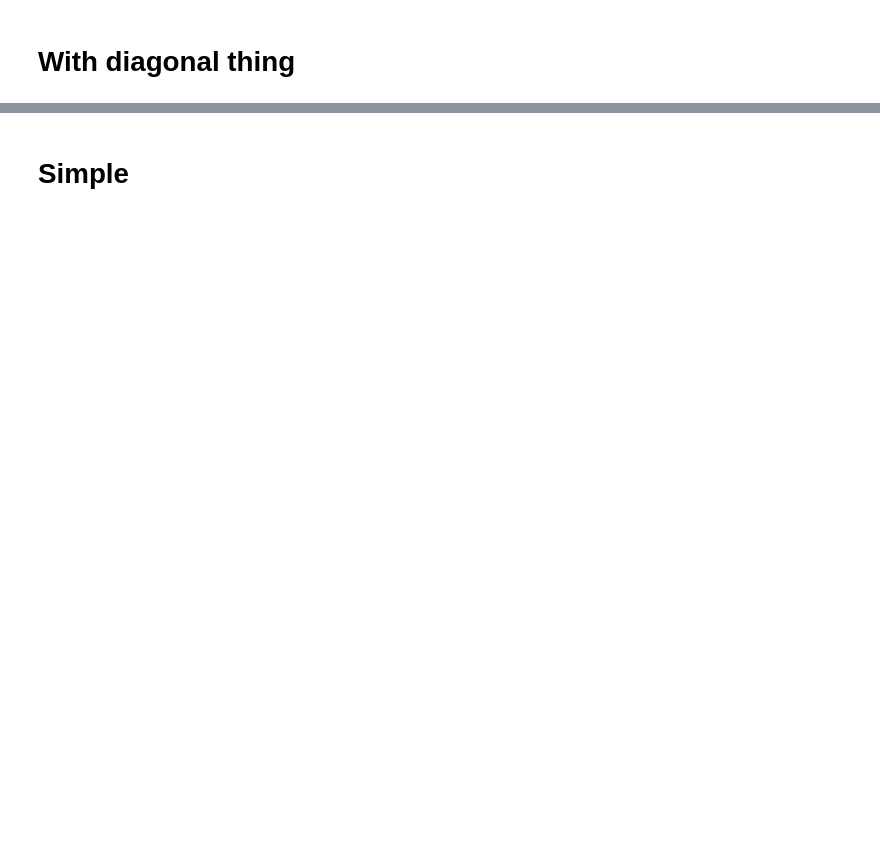
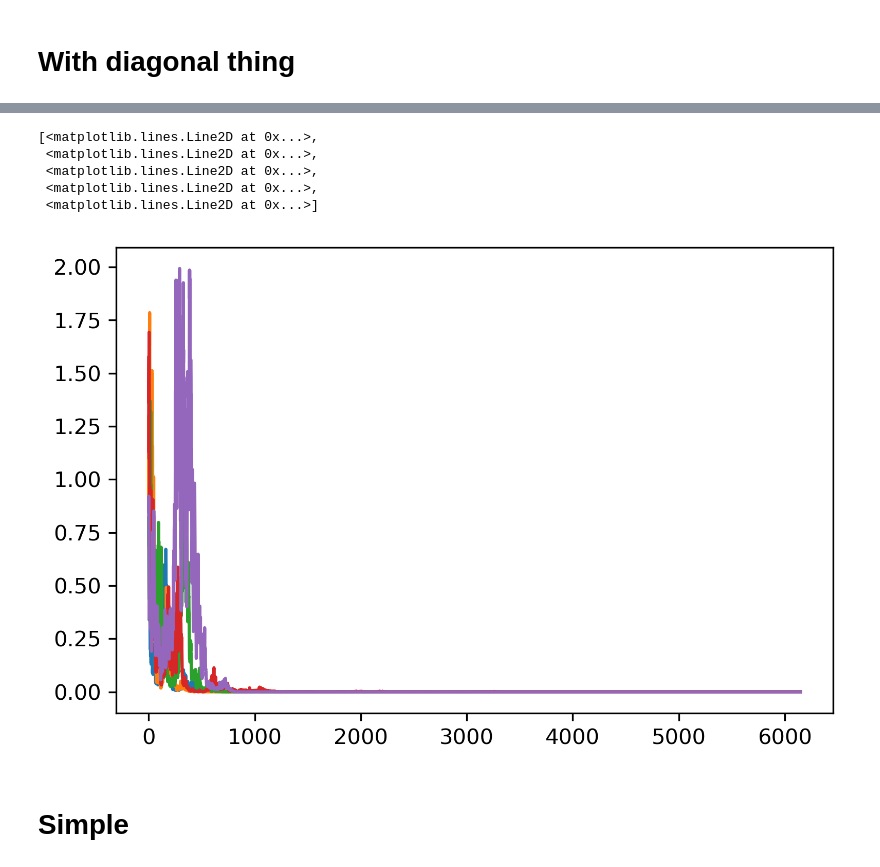
Before and after one commit to lollcat/Metaheuristic_optimisation, a Jupyter notebook: Simlated_Annealing_Notebooks/Simulated_annealing_step_stratergy.ipynb, the cells around one changed output, grey strips where cells are left out. Saved outputs shown, nothing was run; the diff lists cells and outputs as text; code cells hidden in the pictures; blank space fills up the shorter version.

```diff
--- a/Simlated_Annealing_Notebooks/Simulated_annealing_step_stratergy.ipynb
+++ b/Simlated_Annealing_Notebooks/Simulated_annealing_step_stratergy.ipynb
@@ -65,3 +78,12 @@ x_result = [-424.32197134 -405.57628475 -390.35639148 -499.42856306   32.1043277
+# %%
+plt.plot(rana_2d_diag.step_size_matrix_history)
+# %% [output]
+[<matplotlib.lines.Line2D at 0x...>,
+ <matplotlib.lines.Line2D at 0x...>,
+ <matplotlib.lines.Line2D at 0x...>,
+ <matplotlib.lines.Line2D at 0x...>,
+ <matplotlib.lines.Line2D at 0x...>]
+[figure, added]
 # %% [markdown]
 # Simple
 # %%
```
Also changed, not shown: parts of 15 cells of this notebook, 2 other files.
